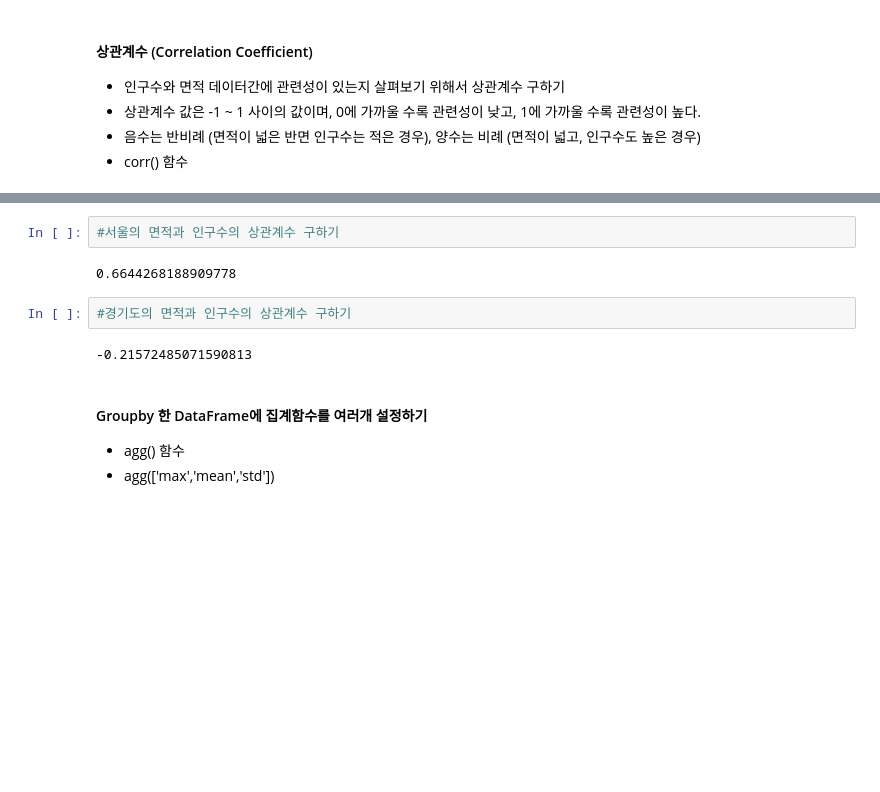
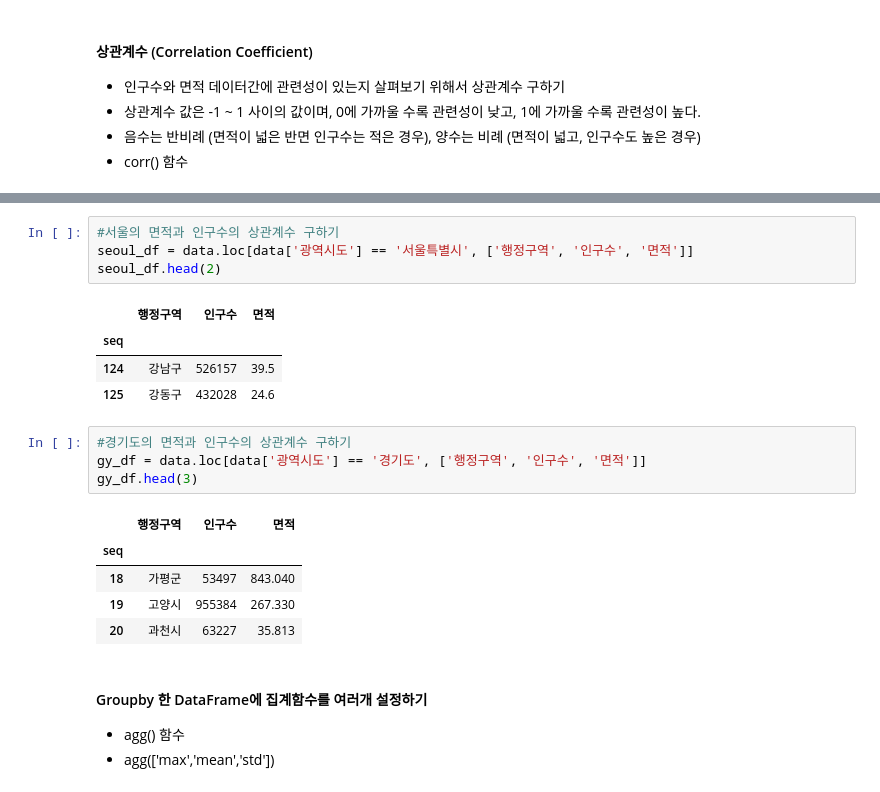
Before and after one commit to 19013na/WebScraping_Analysis, a Jupyter notebook: 03-1.행정구역정보_분석과시각화.ipynb, the cells around one changed output, grey strips where cells are left out. Cells and saved outputs as stored; diff of their text form; blank space fills up the shorter version.

```diff
--- a/03-1.행정구역정보_분석과시각화.ipynb
+++ b/03-1.행정구역정보_분석과시각화.ipynb
@@ -652,11 +760,22 @@ Successfully installed xlsxwriter-3.2.2
 # %%
 #서울의 면적과 인구수의 상관계수 구하기
+seoul_df = data.loc[data['광역시도'] == '서울특별시', ['행정구역', '인구수', '면적']]
+seoul_df.head(2)
 # %% [output]
-0.6644268188909778
+|  | 행정구역 | 인구수 | 면적 |
+| seq |  |  |  |
+| 124 | 강남구 | 526157 | 39.5 |
+| 125 | 강동구 | 432028 | 24.6 |
 # %%
 #경기도의 면적과 인구수의 상관계수 구하기
+gy_df = data.loc[data['광역시도'] == '경기도', ['행정구역', '인구수', '면적']]
+gy_df.head(3)
 # %% [output]
--0.21572485071590813
+|  | 행정구역 | 인구수 | 면적 |
+| seq |  |  |  |
+| 18 | 가평군 | 53497 | 843.040 |
+| 19 | 고양시 | 955384 | 267.330 |
+| 20 | 과천시 | 63227 | 35.813 |
 # %% [markdown]
 #### Groupby 한 DataFrame에 집계함수를 여러개 설정하기
 * agg() 함수
```
Also changed, not shown: parts of 39 cells of this notebook, 7 other files.
